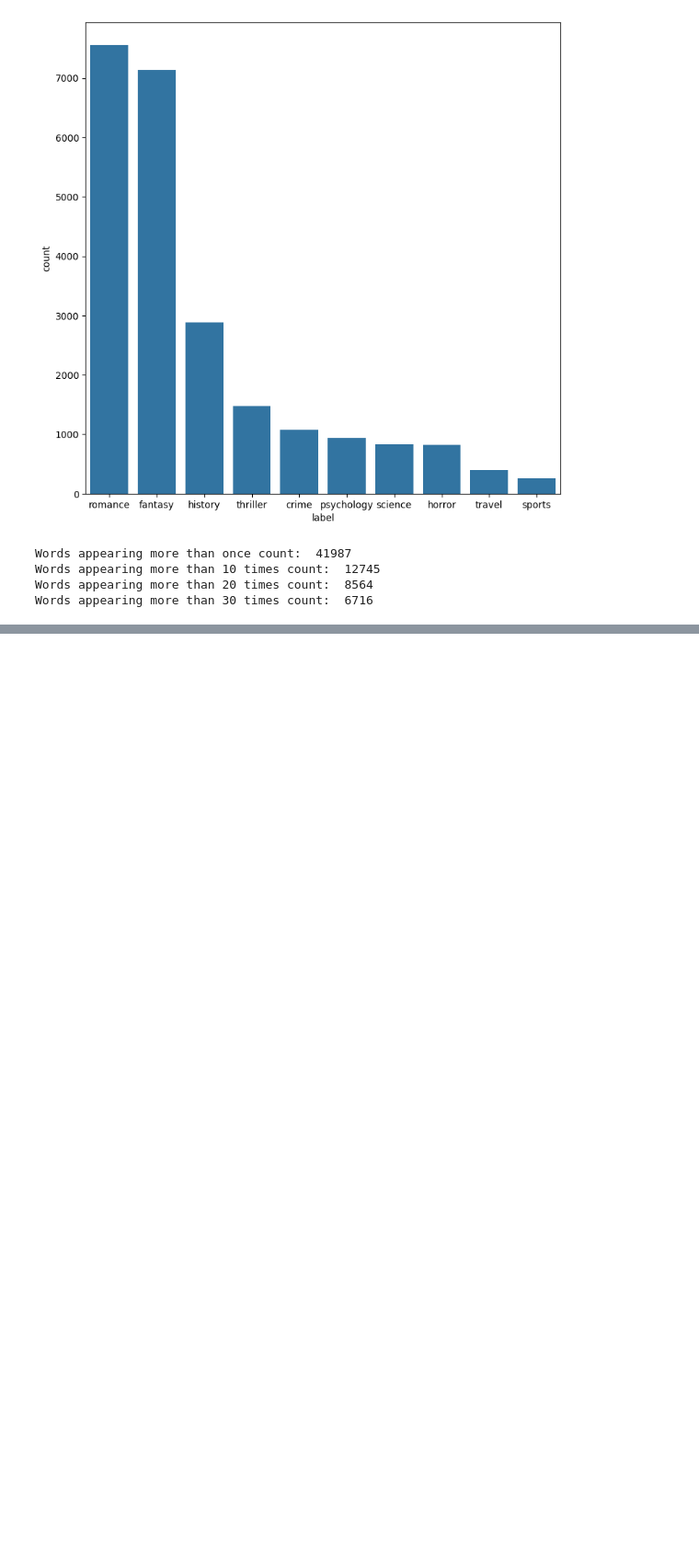
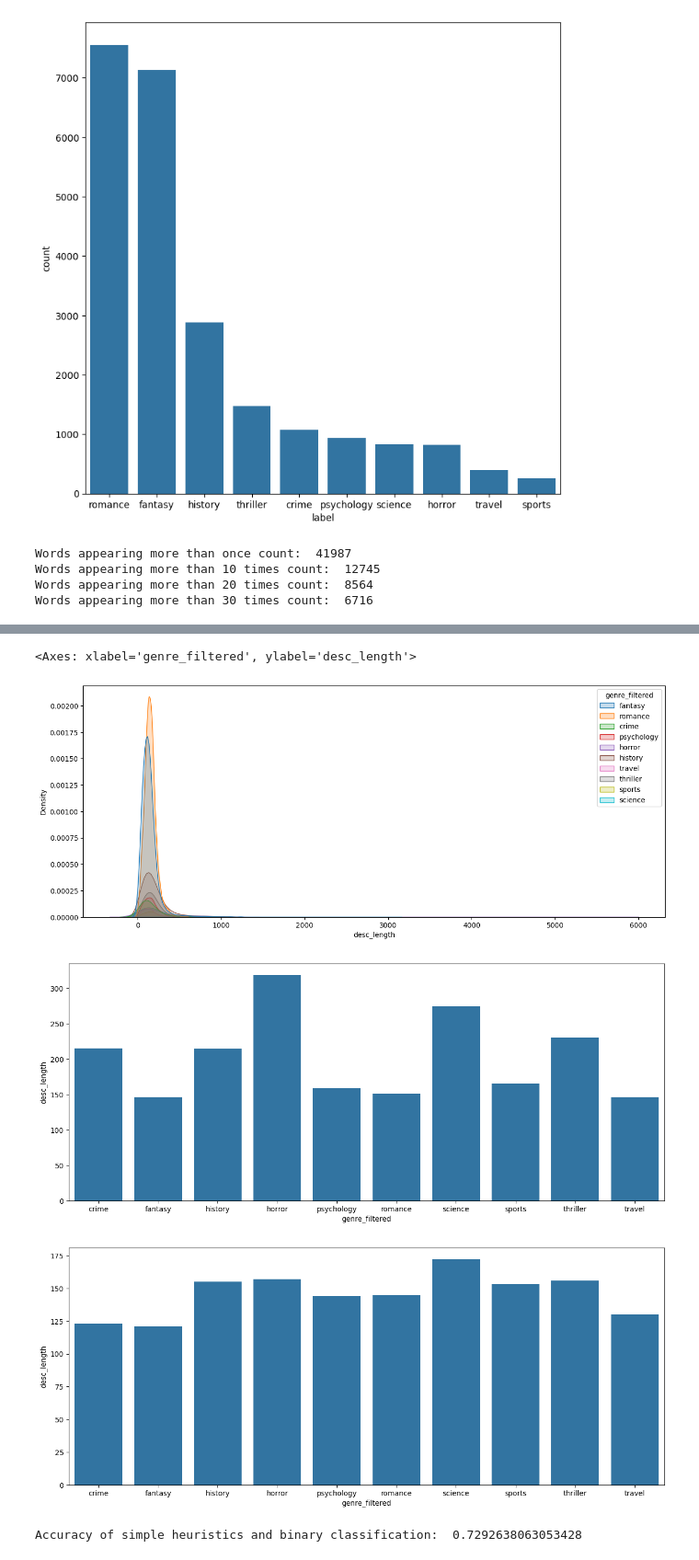
Before and after one commit to Aleksander-Wieczorek/Genre-Classificator, a Jupyter notebook: data_&_analysis/data_analysis.ipynb, the cells around one changed output, grey strips where cells are left out. Shown at 92% size. Saved outputs shown, nothing was run; the diff lists cells and outputs as text; code cells hidden in the pictures; blank space fills up the shorter version.

```diff
--- a/data_&_analysis/data_analysis.ipynb
+++ b/data_&_analysis/data_analysis.ipynb
@@ -74,0 +100,53 @@ science
+# %%
+# Distribution of description length across genres & their average and median description length
+
+original_data = pd.read_csv("joined.csv")
+original_data['desc_length'] = original_data['description'].apply(lambda x: len(x.split()))
+
+original_data.head()
+
+plt.figure(figsize=(15,6))
+sns.kdeplot(x=original_data['desc_length'], hue = original_data['genre_filtered'], fill=True)
+
+avg_title_length = original_data.groupby('genre_filtered')['desc_length'].mean()
+
+plt.figure(figsize=(15,6))
+sns.barplot(data=avg_title_length)
+
+median_title_length = original_data.groupby('genre_filtered')['desc_length'].median()
+
+plt.figure(figsize=(15,6))
+sns.barplot(data=median_title_length)
+# %% [output]
+<Axes: xlabel='genre_filtered', ylabel='desc_length'>
+[figure, added]
+[figure, added]
+[figure, added]
+# %%
+mapped_dict = {
+    "romance": 0,
+
+    "fantasy": 0,
+
+    "horror": 0,
+    "thriller": 0,
+    "crime": 0,
+
+    "science": 1,
+    "psychology": 1,
+    "history": 1,
+    "travel": 1
+}
+class_number = 2
+
+original_data = pd.read_csv("joined.csv")
+original_data = original_data.dropna()
+original_data['genre'] = original_data['genre_filtered'].map(mapped_dict)
+original_data.head()
+
+original_data['predicted_genre'] = original_data['title'].apply(lambda x: 1 if len(x.split())>4 else 0)
+
+good_predictions = np.sum(np.where(original_data['predicted_genre']==original_data['genre'],1,0))
+print("Accuracy of simple heuristics and binary classification: ",good_predictions/len(original_data))
+# %% [output]
+Accuracy of simple heuristics and binary classification:  0.7292638063053428
```
Also changed, not shown: parts of 3 cells of this notebook.
